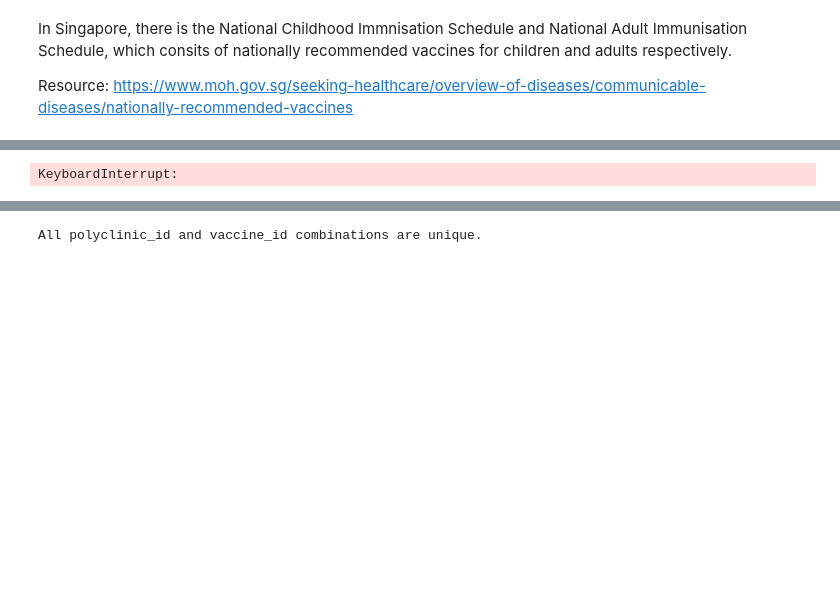
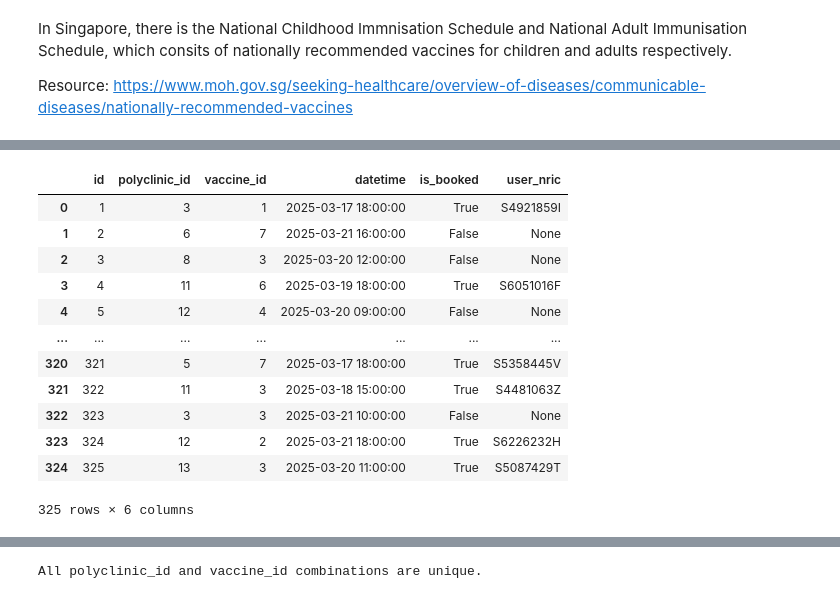
Before and after one commit to 0Upjh80d/agents, a Jupyter notebook: notebooks/genarate_database.ipynb, the cells around one changed output, grey strips where cells are left out. Saved outputs shown, nothing was run; the diff lists cells and outputs as text; code cells hidden in the pictures; blank space fills up the shorter version.

```diff
--- a/notebooks/genarate_database.ipynb
+++ b/notebooks/genarate_database.ipynb
@@ -595,18 +603,20 @@ display(vaccines_df)
 # %%
 # 1 day: 5 slots
-# 1 week (5 working days): 25 slots
-# 14 polyclincs: 350
-# Booking Slots Table
+# 1 week (5 working days): 5 * 5 = 25 slots
+# 13 polyclincs: 25 * 13 = 325 slots
+slots_count = 325
 
 # Define the start and end dates for the range
 start_date = datetime(2025, 3, 17)
 end_date = datetime(2025, 3, 21)
 
-# Booking Slots Table
+# BookingSlots Table
 booking_slots_data = {
-    "id": [i for i in range(1, 751)],
-    "polyclinic_id": [random.choice(polyclinics_data["id"]) for _ in range(350)],
-    "vaccine_id": [random.choice(vaccines_data["id"]) for _ in range(350)],
+    "id": [i for i in range(1, slots_count + 1)],
+    "polyclinic_id": [
+        random.choice(polyclinics_data["id"]) for _ in range(slots_count)
+    ],
+    "vaccine_id": [random.choice(vaccines_data["id"]) for _ in range(slots_count)],
     "datetime": [
         # Generate random date between 17th March and 21st March
         (
@@ -614,38 +624,50 @@ booking_slots_data = {
         ).replace(
             hour=random.randint(9, 18),  # Random hour between 9 AM and 6 PM
             minute=0,  # Set minute to 0 for hourly slots
             second=0,  # Set second to 0
             microsecond=0,  # Set microsecond to 0
         )
-        for _ in range(350)
+        for _ in range(slots_count)
     ],
-    "is_booked": [random.choice([True, False]) for _ in range(350)],
+    "is_booked": [random.choice([True, False]) for _ in range(slots_count)],
 }
 
 booking_slots_df = pd.DataFrame(booking_slots_data)
 
 # Assign user_id only for booked slots
-unique_bookings = set()  # To ensure uniqueness
+unique_bookings = set()
 user_nrics = users_df["nric"]
 
 
 def assign_user_id(row):
     if row["is_booked"]:
-        random.shuffle(user_nrics)  # Shuffle to randomize selection
+        random.shuffle(user_nrics)
         for user_id in user_nrics:
             key = (row["polyclinic_id"], row["datetime"], user_id)
             if key not in unique_bookings:
                 unique_bookings.add(key)
                 return user_id
     return None
 
 
 booking_slots_df["user_nric"] = booking_slots_df.apply(assign_user_id, axis=1)
 
 # Display the DataFrame
 display(booking_slots_df)
 # %% [output]
+|  | id | polyclinic_id | vaccine_id | datetime | is_booked | user_nric |
+| 0 | 1 | 3 | 1 | 2025-03-17 18:00:00 | True | S4921859I |
+| 1 | 2 | 6 | 7 | 2025-03-21 16:00:00 | False | None |
+| 2 | 3 | 8 | 3 | 2025-03-20 12:00:00 | False | None |
+| 3 | 4 | 11 | 6 | 2025-03-19 18:00:00 | True | S6051016F |
+| 4 | 5 | 12 | 4 | 2025-03-20 09:00:00 | False | None |
+| ... | ... | ... | ... | ... | ... | ... |
+| 320 | 321 | 5 | 7 | 2025-03-17 18:00:00 | True | S5358445V |
+| 321 | 322 | 11 | 3 | 2025-03-18 15:00:00 | True | S4481063Z |
+| 322 | 323 | 3 | 3 | 2025-03-21 10:00:00 | False | None |
+| 323 | 324 | 12 | 2 | 2025-03-21 18:00:00 | True | S6226232H |
+| 324 | 325 | 13 | 3 | 2025-03-20 11:00:00 | True | S5087429T |
-KeyboardInterrupt:
+325 rows × 6 columns
 # %%
 # Check balance
 booking_slots_df["is_booked"].value_counts()
```
Also changed, not shown: parts of 18 cells of this notebook.
